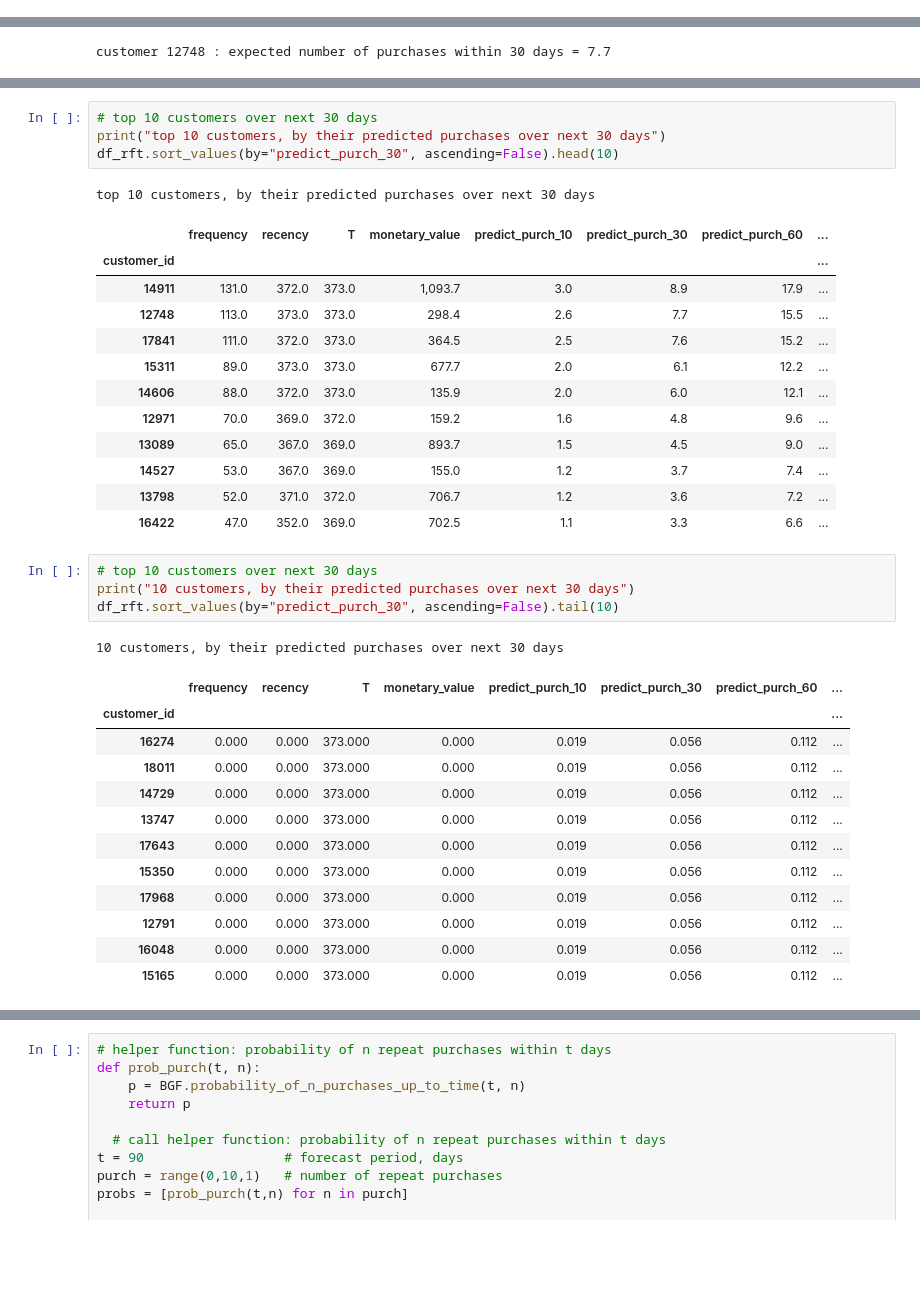
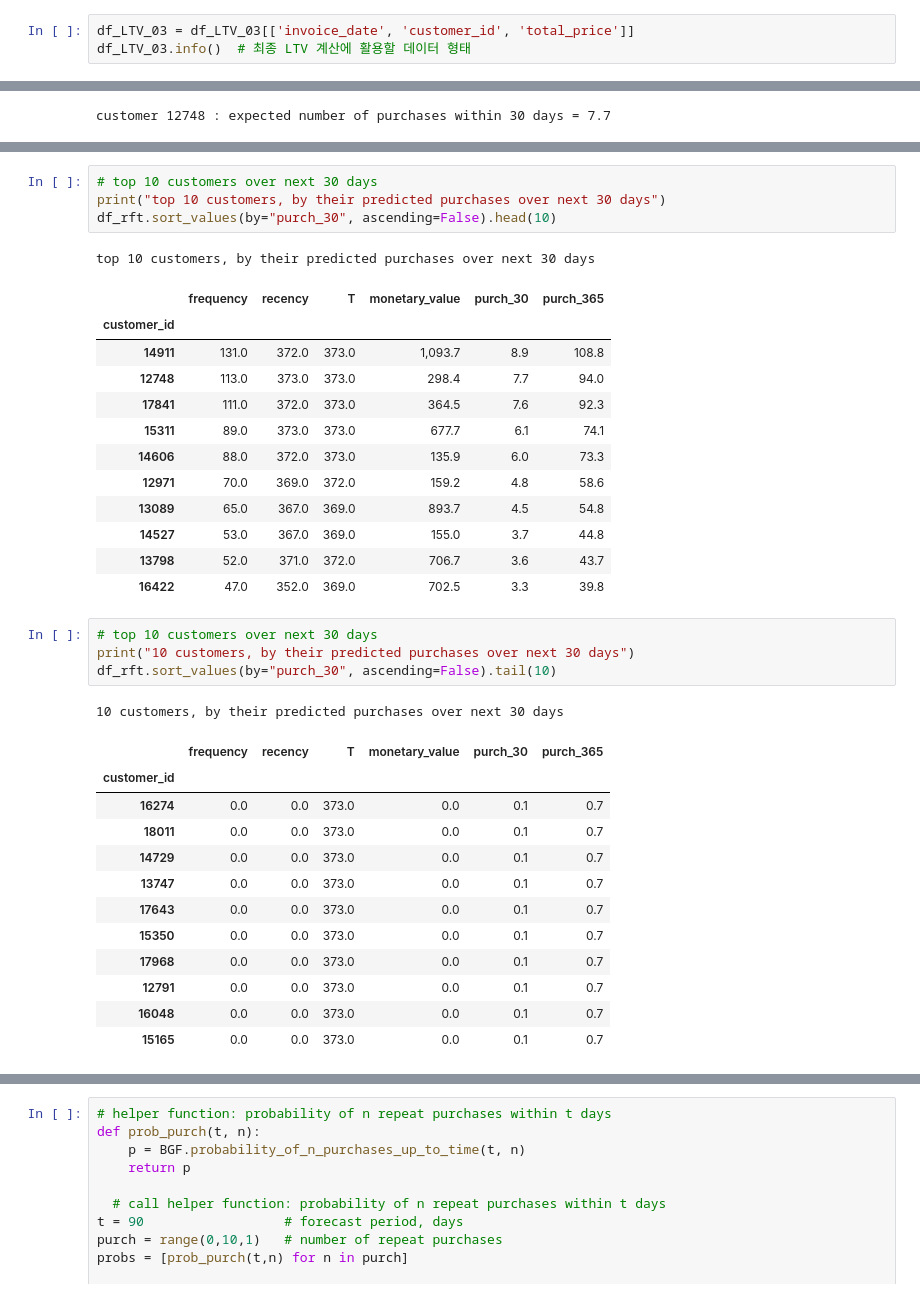
Before and after one commit to Nayoung-young/prj-ecommerce-ltv, a Jupyter notebook: e_commerce_LTV.ipynb, the cells around one changed output, grey strips where cells are left out. Drawn from its saved outputs; the diff is of its cells as text; blank space fills up the shorter version.

```diff
--- a/e_commerce_LTV.ipynb
+++ b/e_commerce_LTV.ipynb
@@ -589,0 +572,3 @@ memory usage: 27.3+ MB
+# %%
+df_LTV_03 = df_LTV_03[['invoice_date', 'customer_id', 'total_price']]
+df_LTV_03.info()  # 최종 LTV 계산에 활용할 데이터 형태
@@ -999,36 +952,36 @@ predicted number of purchases for each customer over next t days:
 # %%
 # top 10 customers over next 30 days
 print("top 10 customers, by their predicted purchases over next 30 days")
-df_rft.sort_values(by="predict_purch_30", ascending=False).head(10)
+df_rft.sort_values(by="purch_30", ascending=False).head(10)
 # %% [output]
 top 10 customers, by their predicted purchases over next 30 days
-|  | frequency | recency | T | monetary_value | predict_purch_10 | predict_purch_30 | predict_purch_60 | ... |
-| customer_id |  |  |  |  |  |  |  | ... |
-| 14911 | 131.0 | 372.0 | 373.0 | 1,093.7 | 3.0 | 8.9 | 17.9 | ... |
-| 12748 | 113.0 | 373.0 | 373.0 | 298.4 | 2.6 | 7.7 | 15.5 | ... |
-| 17841 | 111.0 | 372.0 | 373.0 | 364.5 | 2.5 | 7.6 | 15.2 | ... |
-| 15311 | 89.0 | 373.0 | 373.0 | 677.7 | 2.0 | 6.1 | 12.2 | ... |
-| 14606 | 88.0 | 372.0 | 373.0 | 135.9 | 2.0 | 6.0 | 12.1 | ... |
-| 12971 | 70.0 | 369.0 | 372.0 | 159.2 | 1.6 | 4.8 | 9.6 | ... |
-| 13089 | 65.0 | 367.0 | 369.0 | 893.7 | 1.5 | 4.5 | 9.0 | ... |
-| 14527 | 53.0 | 367.0 | 369.0 | 155.0 | 1.2 | 3.7 | 7.4 | ... |
-| 13798 | 52.0 | 371.0 | 372.0 | 706.7 | 1.2 | 3.6 | 7.2 | ... |
-| 16422 | 47.0 | 352.0 | 369.0 | 702.5 | 1.1 | 3.3 | 6.6 | ... |
+|  | frequency | recency | T | monetary_value | purch_30 | purch_365 |
+| customer_id |  |  |  |  |  |  |
+| 14911 | 131.0 | 372.0 | 373.0 | 1,093.7 | 8.9 | 108.8 |
+| 12748 | 113.0 | 373.0 | 373.0 | 298.4 | 7.7 | 94.0 |
+| 17841 | 111.0 | 372.0 | 373.0 | 364.5 | 7.6 | 92.3 |
+| 15311 | 89.0 | 373.0 | 373.0 | 677.7 | 6.1 | 74.1 |
+| 14606 | 88.0 | 372.0 | 373.0 | 135.9 | 6.0 | 73.3 |
+| 12971 | 70.0 | 369.0 | 372.0 | 159.2 | 4.8 | 58.6 |
+| 13089 | 65.0 | 367.0 | 369.0 | 893.7 | 4.5 | 54.8 |
+| 14527 | 53.0 | 367.0 | 369.0 | 155.0 | 3.7 | 44.8 |
+| 13798 | 52.0 | 371.0 | 372.0 | 706.7 | 3.6 | 43.7 |
+| 16422 | 47.0 | 352.0 | 369.0 | 702.5 | 3.3 | 39.8 |
 # %%
 # top 10 customers over next 30 days
 print("10 customers, by their predicted purchases over next 30 days")
-df_rft.sort_values(by="predict_purch_30", ascending=False).tail(10)
+df_rft.sort_values(by="purch_30", ascending=False).tail(10)
 # %% [output]
 10 customers, by their predicted purchases over next 30 days
-|  | frequency | recency | T | monetary_value | predict_purch_10 | predict_purch_30 | predict_purch_60 | ... |
-| customer_id |  |  |  |  |  |  |  | ... |
-| 16274 | 0.000 | 0.000 | 373.000 | 0.000 | 0.019 | 0.056 | 0.112 | ... |
-| 18011 | 0.000 | 0.000 | 373.000 | 0.000 | 0.019 | 0.056 | 0.112 | ... |
-| 14729 | 0.000 | 0.000 | 373.000 | 0.000 | 0.019 | 0.056 | 0.112 | ... |
-| 13747 | 0.000 | 0.000 | 373.000 | 0.000 | 0.019 | 0.056 | 0.112 | ... |
-| 17643 | 0.000 | 0.000 | 373.000 | 0.000 | 0.019 | 0.056 | 0.112 | ... |
-| 15350 | 0.000 | 0.000 | 373.000 | 0.000 | 0.019 | 0.056 | 0.112 | ... |
-| 17968 | 0.000 | 0.000 | 373.000 | 0.000 | 0.019 | 0.056 | 0.112 | ... |
-| 12791 | 0.000 | 0.000 | 373.000 | 0.000 | 0.019 | 0.056 | 0.112 | ... |
-| 16048 | 0.000 | 0.000 | 373.000 | 0.000 | 0.019 | 0.056 | 0.112 | ... |
-| 15165 | 0.000 | 0.000 | 373.000 | 0.000 | 0.019 | 0.056 | 0.112 | ... |
+|  | frequency | recency | T | monetary_value | purch_30 | purch_365 |
+| customer_id |  |  |  |  |  |  |
+| 16274 | 0.0 | 0.0 | 373.0 | 0.0 | 0.1 | 0.7 |
+| 18011 | 0.0 | 0.0 | 373.0 | 0.0 | 0.1 | 0.7 |
+| 14729 | 0.0 | 0.0 | 373.0 | 0.0 | 0.1 | 0.7 |
+| 13747 | 0.0 | 0.0 | 373.0 | 0.0 | 0.1 | 0.7 |
+| 17643 | 0.0 | 0.0 | 373.0 | 0.0 | 0.1 | 0.7 |
+| 15350 | 0.0 | 0.0 | 373.0 | 0.0 | 0.1 | 0.7 |
+| 17968 | 0.0 | 0.0 | 373.0 | 0.0 | 0.1 | 0.7 |
+| 12791 | 0.0 | 0.0 | 373.0 | 0.0 | 0.1 | 0.7 |
+| 16048 | 0.0 | 0.0 | 373.0 | 0.0 | 0.1 | 0.7 |
+| 15165 | 0.0 | 0.0 | 373.0 | 0.0 | 0.1 | 0.7 |
```
Also changed, not shown: parts of 37 cells of this notebook.
